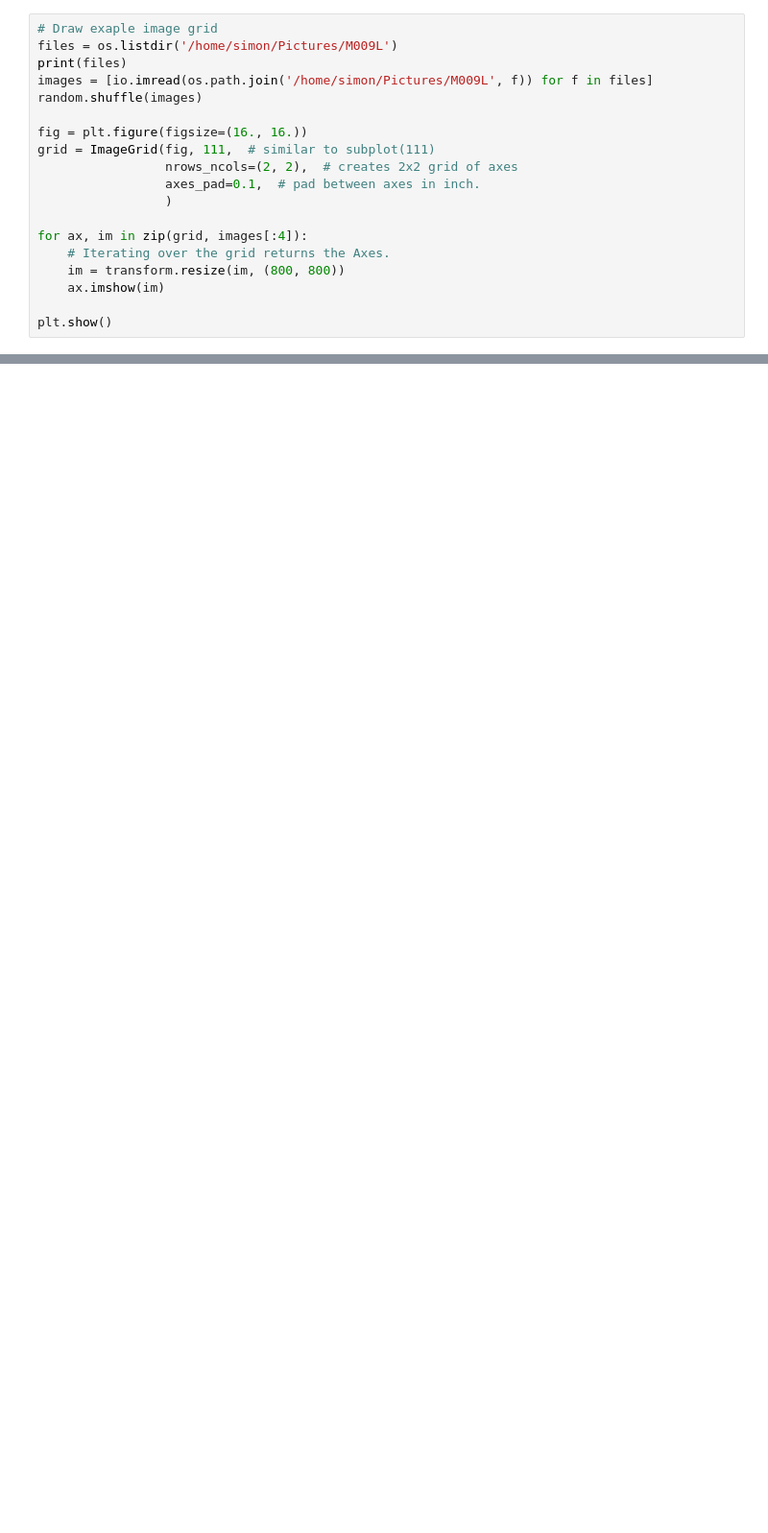
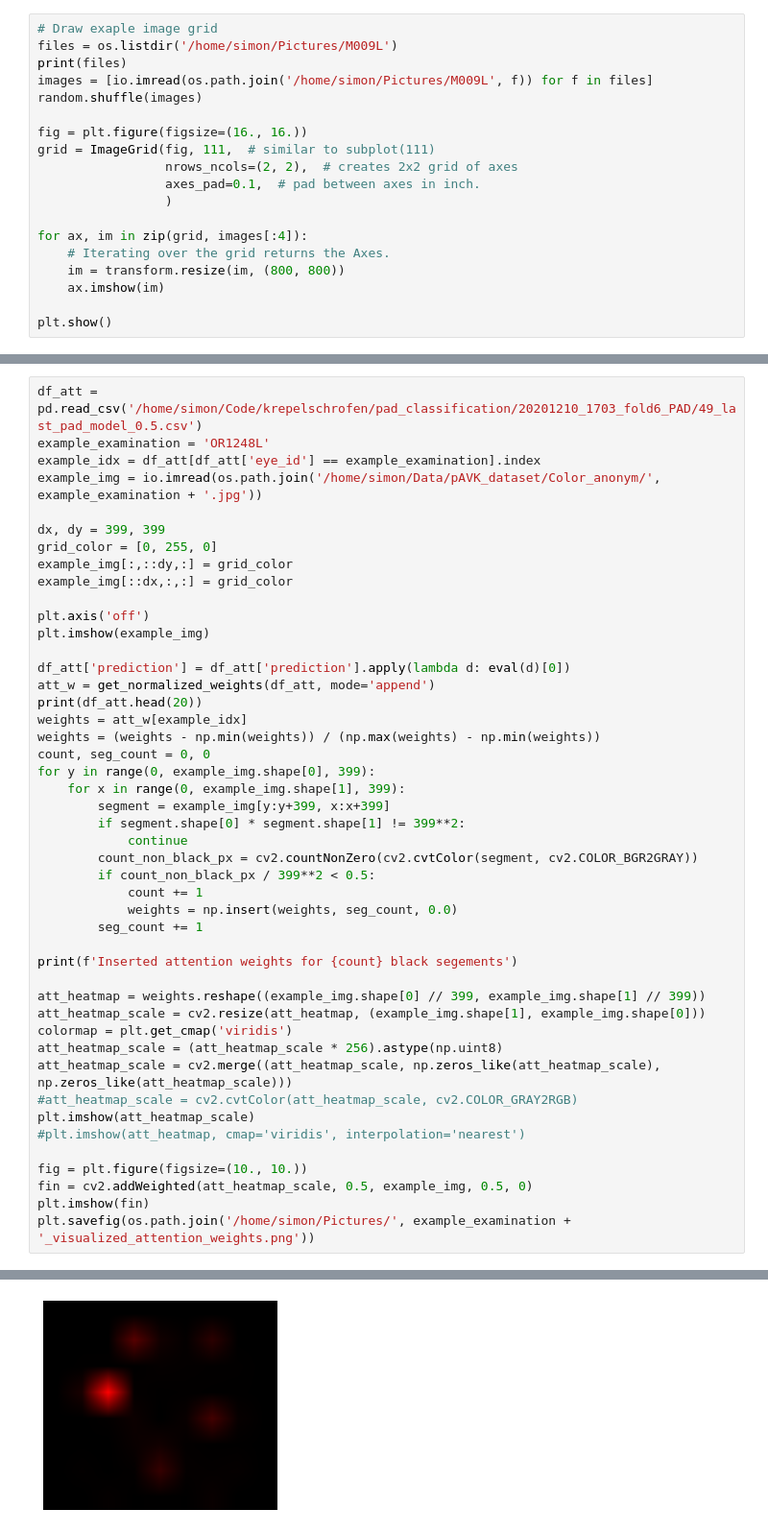
Before and after one commit to AgenoDrei/pad_classification, a Jupyter notebook: analysis_visualize_results.py.ipynb, the cells around one changed output, grey strips where cells are left out. Shown at 96% size. Drawn from its saved outputs; the diff is of its cells as text; blank space fills up the shorter version.

```diff
--- a/analysis_visualize_results.py.ipynb
+++ b/analysis_visualize_results.py.ipynb
@@ -231,0 +211,47 @@ Precision recall AUC:  0.7496468516583459
+# %%
+df_att = pd.read_csv('/home/simon/Code/krepelschrofen/pad_classification/20201210_1703_fold6_PAD/49_last_pad_model_0.5.csv')
+example_examination = 'OR1248L'
+example_idx = df_att[df_att['eye_id'] == example_examination].index
+example_img = io.imread(os.path.join('/home/simon/Data/pAVK_dataset/Color_anonym/', example_examination + '.jpg'))
+
+dx, dy = 399, 399
+grid_color = [0, 255, 0]
+example_img[:,::dy,:] = grid_color
+example_img[::dx,:,:] = grid_color
+
+plt.axis('off')
+plt.imshow(example_img)
+
+df_att['prediction'] = df_att['prediction'].apply(lambda d: eval(d)[0])
+att_w = get_normalized_weights(df_att, mode='append')
+print(df_att.head(20))
+weights = att_w[example_idx]
+weights = (weights - np.min(weights)) / (np.max(weights) - np.min(weights))
+count, seg_count = 0, 0
+for y in range(0, example_img.shape[0], 399):
+    for x in range(0, example_img.shape[1], 399):
+        segment = example_img[y:y+399, x:x+399]
+        if segment.shape[0] * segment.shape[1] != 399**2:
+            continue
+        count_non_black_px = cv2.countNonZero(cv2.cvtColor(segment, cv2.COLOR_BGR2GRAY))
+        if count_non_black_px / 399**2 < 0.5:
+            count += 1
+            weights = np.insert(weights, seg_count, 0.0)
+        seg_count += 1
+
+print(f'Inserted attention weights for {count} black segements')
+
+att_heatmap = weights.reshape((example_img.shape[0] // 399, example_img.shape[1] // 399))
+att_heatmap_scale = cv2.resize(att_heatmap, (example_img.shape[1], example_img.shape[0]))
+colormap = plt.get_cmap('viridis')
+att_heatmap_scale = (att_heatmap_scale * 256).astype(np.uint8)
+att_heatmap_scale = cv2.merge((att_heatmap_scale, np.zeros_like(att_heatmap_scale), np.zeros_like(att_heatmap_scale)))
+#att_heatmap_scale = cv2.cvtColor(att_heatmap_scale, cv2.COLOR_GRAY2RGB)
+plt.imshow(att_heatmap_scale)
+#plt.imshow(att_heatmap, cmap='viridis', interpolation='nearest')
+
+fig = plt.figure(figsize=(10., 10.))
+fin = cv2.addWeighted(att_heatmap_scale, 0.5, example_img, 0.5, 0)
+plt.imshow(fin)
+plt.savefig(os.path.join('/home/simon/Pictures/', example_examination + '_visualized_attention_weights.png'))
+# %% [output]
@@ -231,0 +275 @@ Precision recall AUC:  0.7496468516583459
+[figure, added]
```
Also changed, not shown: parts of 7 cells of this notebook.
